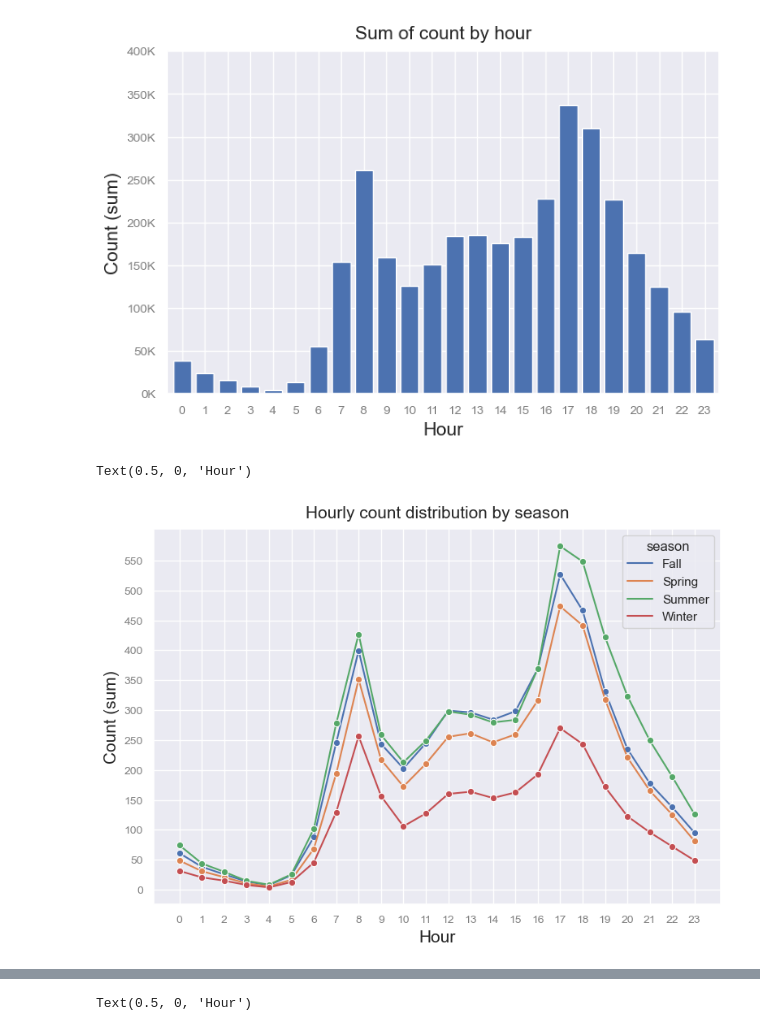
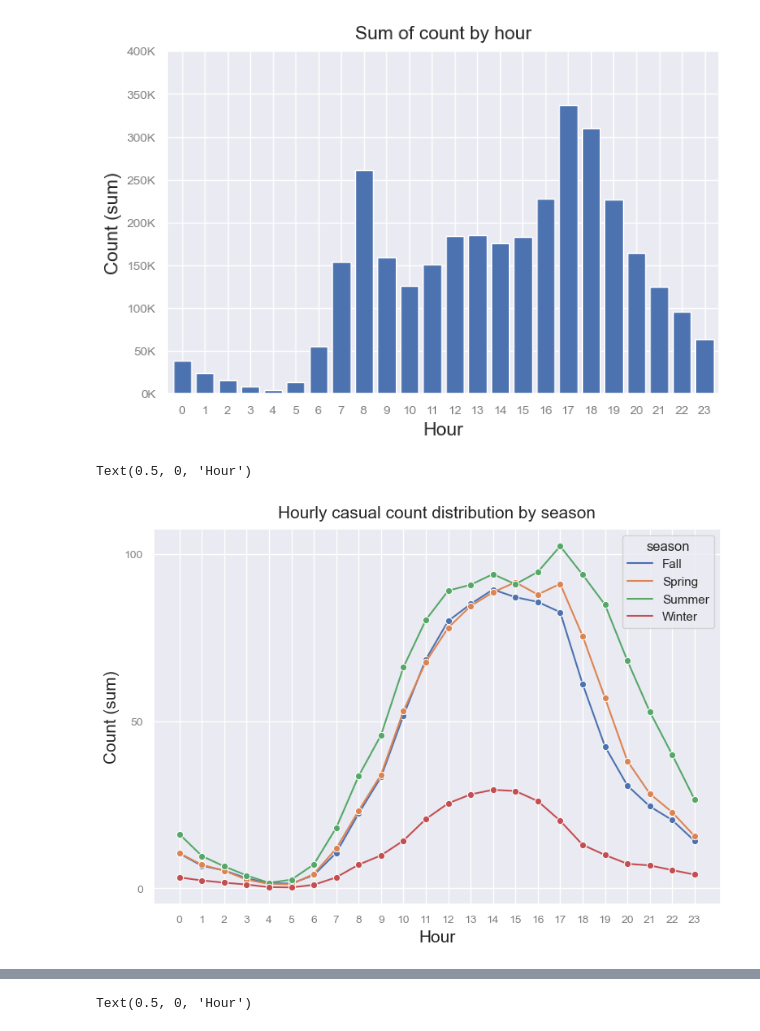
Before and after one commit to mks-0/code-academy, a Jupyter notebook: Capital-Bike-Share-Project/bikes-eda.ipynb, the cells around one changed output, grey strips where cells are left out. Cells and saved outputs as stored; diff of their text form; code cells hidden in the pictures.

```diff
--- a/Capital-Bike-Share-Project/bikes-eda.ipynb
+++ b/Capital-Bike-Share-Project/bikes-eda.ipynb
@@ -198,3 +179,17 @@ hd.loc[(hd['date'].dt.month > 8) & (
+# %%
+def categorize_season(date):
+    month = date.month
+    if 2 < month < 6:
+        return 'Spring'
+    if 5 < month < 9:
+        return 'Summer'
+    if 8 < month < 12:
+        return 'Fall'
+    else:
+        return 'Winter'
+# %%
+dd['season'] =  pd.Categorical(dd['date'].apply(categorize_season))
+hd['season'] =  pd.Categorical(hd['date'].apply(categorize_season))
 # %%
 # Convert the values from numbers to string
 
@@ -202,10 +197,3 @@ weather_types = ['Clear', 'Mist', 'Mixed', 'Severe']
 for i in range(0, 4):
     dd.loc[dd['weathersit'] == i + 1, 'weather'] = weather_types[i]
     hd.loc[hd['weathersit'] == i + 1, 'weather'] = weather_types[i]
-
-dd['weather'] = pd.Categorical(dd['weather'])
-hd['weather'] = pd.Categorical(hd['weather'])
-dd['season'] = pd.Categorical(dd['season'])
-hd['season'] = pd.Categorical(hd['season'])
-dd['weekday'] = pd.Categorical(dd['date'].dt.day_name())
-hd['weekday'] = pd.Categorical(hd['date'].dt.day_name())
@@ -363,8 +356,4 @@ dd.head()
 # %%
 # Creating a new column israin where True mean more than 0 rain precipitation
 
-for i in range(hd.shape[0]):
-    if hd.loc[i, 'rain'] > 0:
-        hd.loc[i, 'israin'] = True
-    else:
-        hd.loc[i, 'israin'] = False
+hd['israin'] = (hd['rain'] > 0)
@@ -511,24 +494,25 @@ Text(0.5, 0, 'Hour')
 [figure]
 # %%
 fig, ax = plt.subplots(figsize=(9, 6))
+
 sns.lineplot(
     data=hd,
     x="hour",
-    y="count",
+    y="casual",
     estimator="mean",
     hue='season',
     color="#c44e52",
     errorbar=None,
     marker='o',
     ax=ax,
 )
 
 
 ax.set_xticks(np.arange(0, 24, 1))
-ax.set_yticks(np.arange(0, 600, 50))
-plt.title("Hourly count distribution by season")
+ax.set_yticks(np.arange(0, 150, 50))
+plt.title("Hourly casual count distribution by season")
 plt.ylabel("Count (sum)")
 plt.xlabel("Hour")
 # %% [output]
 Text(0.5, 0, 'Hour')
-[figure, old version]
+[figure, new version]
```
Also changed, not shown: parts of 17 cells of this notebook, 3 other files.
